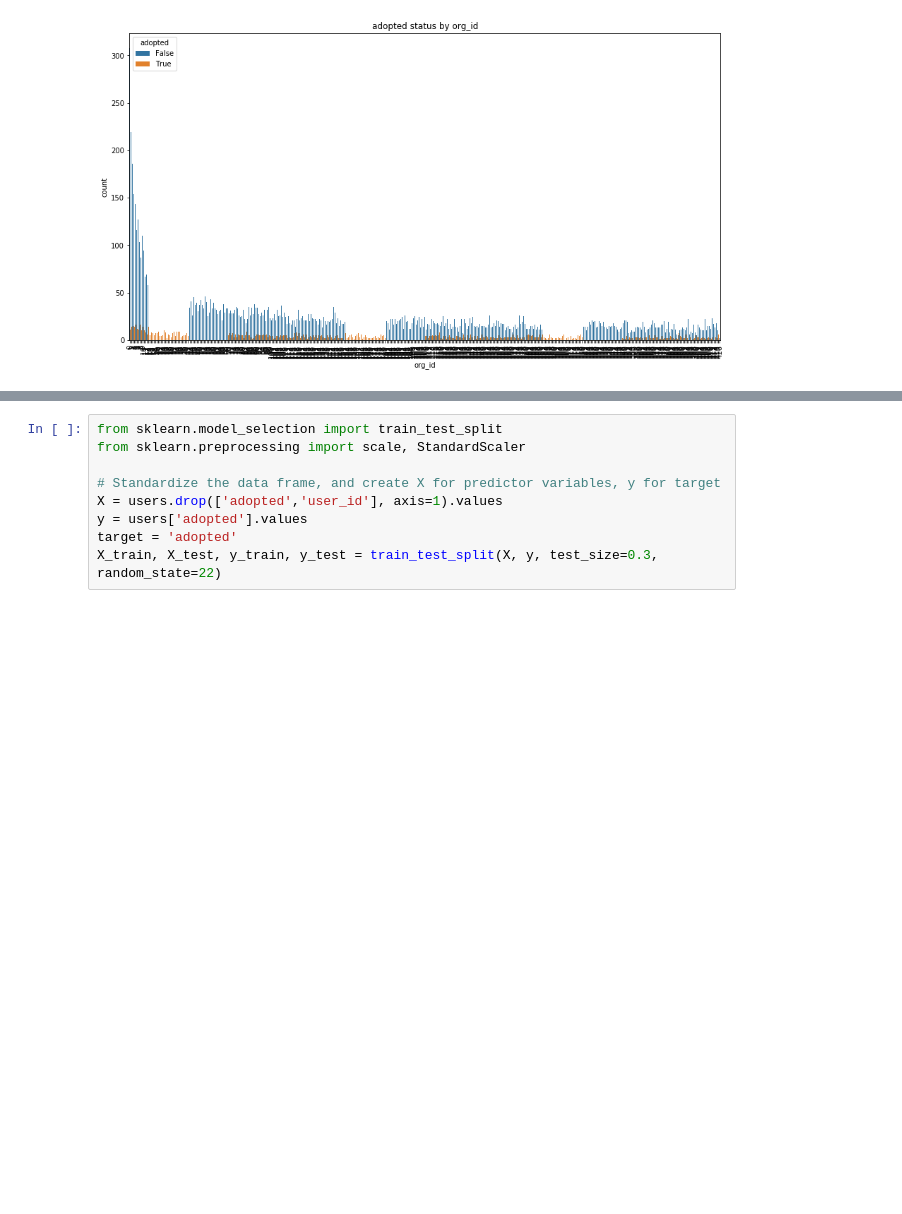
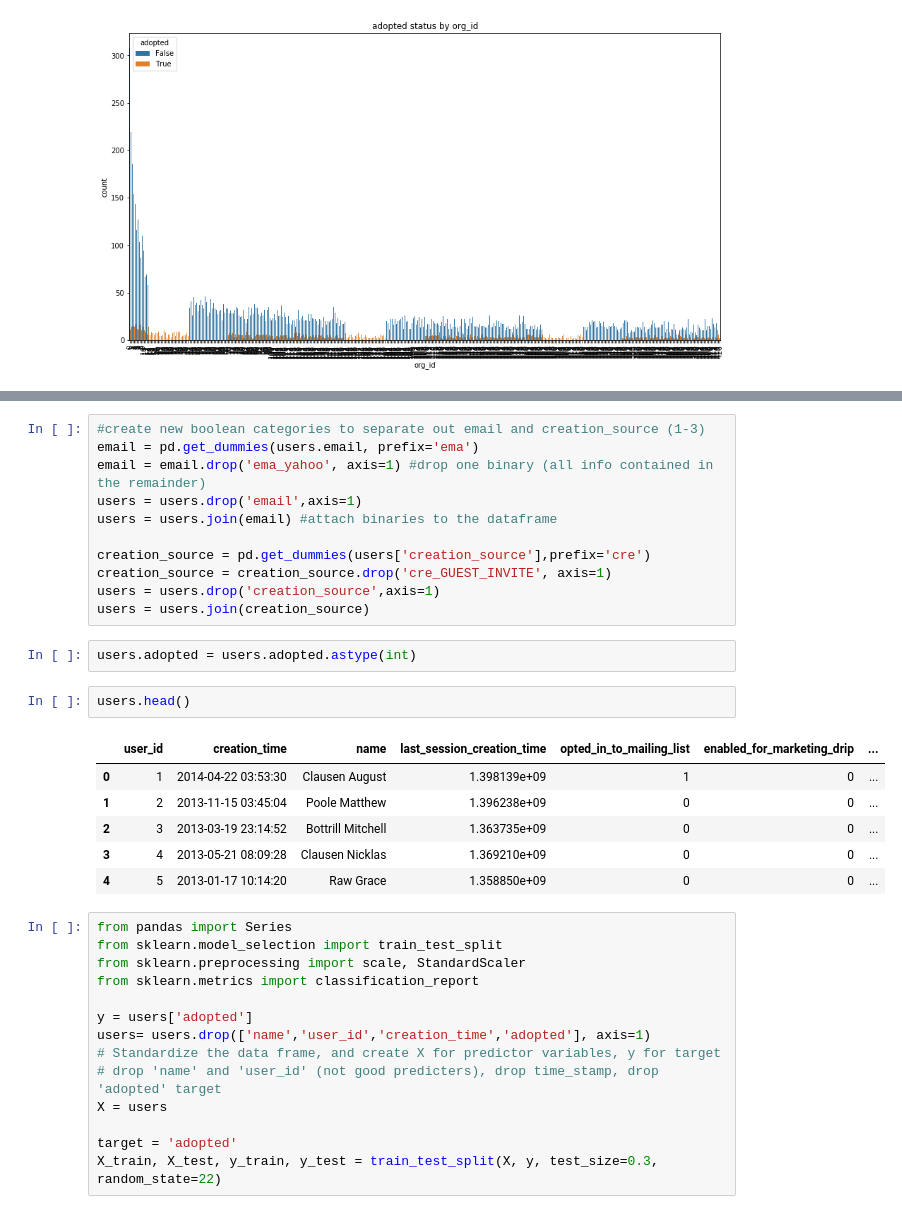
Before and after one commit to misterhappy2/relax, a Jupyter notebook: relax.ipynb, the cells around one changed output, grey strips where cells are left out. Saved outputs shown, nothing was run; the diff lists cells and outputs as text; blank space fills up the shorter version.

```diff
--- a/relax.ipynb
+++ b/relax.ipynb
@@ -358,10 +367,37 @@ users.head()
+# %%
+#create new boolean categories to separate out email and creation_source (1-3)
+email = pd.get_dummies(users.email, prefix='ema')
+email = email.drop('ema_yahoo', axis=1) #drop one binary (all info contained in the remainder)
+users = users.drop('email',axis=1)
+users = users.join(email) #attach binaries to the dataframe
+
+creation_source = pd.get_dummies(users['creation_source'],prefix='cre')
+creation_source = creation_source.drop('cre_GUEST_INVITE', axis=1)
+users = users.drop('creation_source',axis=1)
+users = users.join(creation_source)
+# %%
+users.adopted = users.adopted.astype(int)
+# %%
+users.head()
+# %% [output]
+|  | user_id | creation_time | name | last_session_creation_time | opted_in_to_mailing_list | enabled_for_marketing_drip | ... |
+| 0 | 1 | 2014-04-22 03:53:30 | Clausen August | 1.398139e+09 | 1 | 0 | ... |
+| 1 | 2 | 2013-11-15 03:45:04 | Poole Matthew | 1.396238e+09 | 0 | 0 | ... |
+| 2 | 3 | 2013-03-19 23:14:52 | Bottrill Mitchell | 1.363735e+09 | 0 | 0 | ... |
+| 3 | 4 | 2013-05-21 08:09:28 | Clausen Nicklas | 1.369210e+09 | 0 | 0 | ... |
+| 4 | 5 | 2013-01-17 10:14:20 | Raw Grace | 1.358850e+09 | 0 | 0 | ... |
 # %%
+from pandas import Series
 from sklearn.model_selection import train_test_split
 from sklearn.preprocessing import scale, StandardScaler
+from sklearn.metrics import classification_report
 
+y = users['adopted']
+users= users.drop(['name','user_id','creation_time','adopted'], axis=1)
 # Standardize the data frame, and create X for predictor variables, y for target
-X = users.drop(['adopted','user_id'], axis=1).values
-y = users['adopted'].values
+# drop 'name' and 'user_id' (not good predicters), drop time_stamp, drop 'adopted' target
+X = users
+
 target = 'adopted'
 X_train, X_test, y_train, y_test = train_test_split(X, y, test_size=0.3, random_state=22)
 # %%
```
Also changed, not shown: parts of 15 cells of this notebook.
